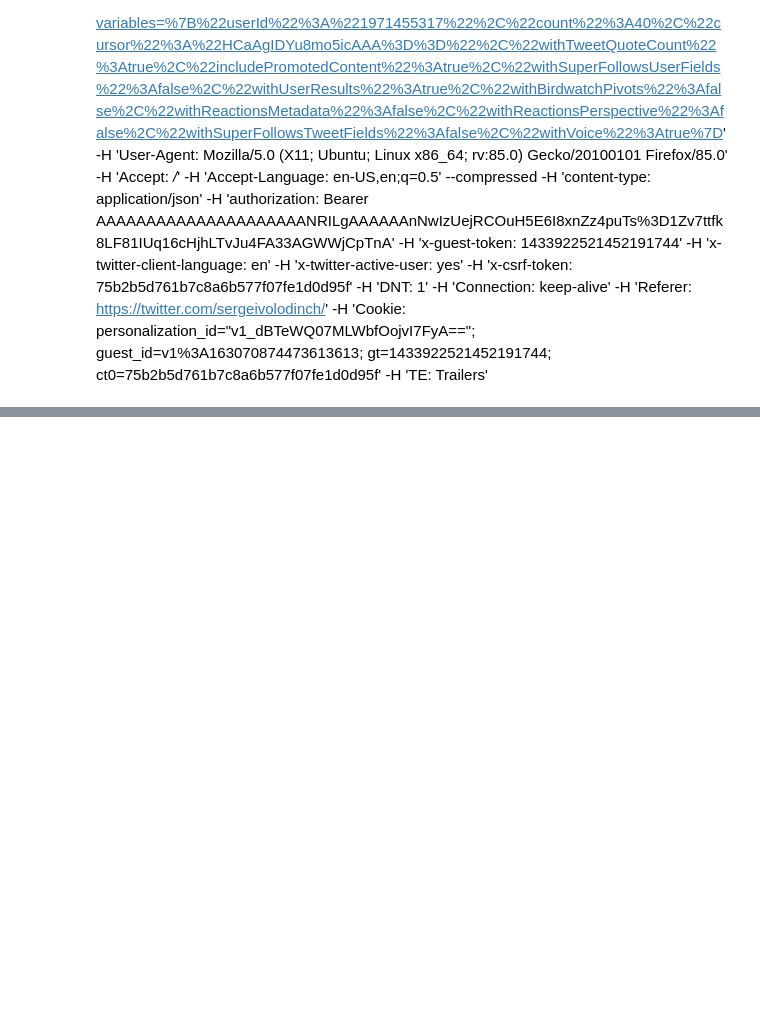
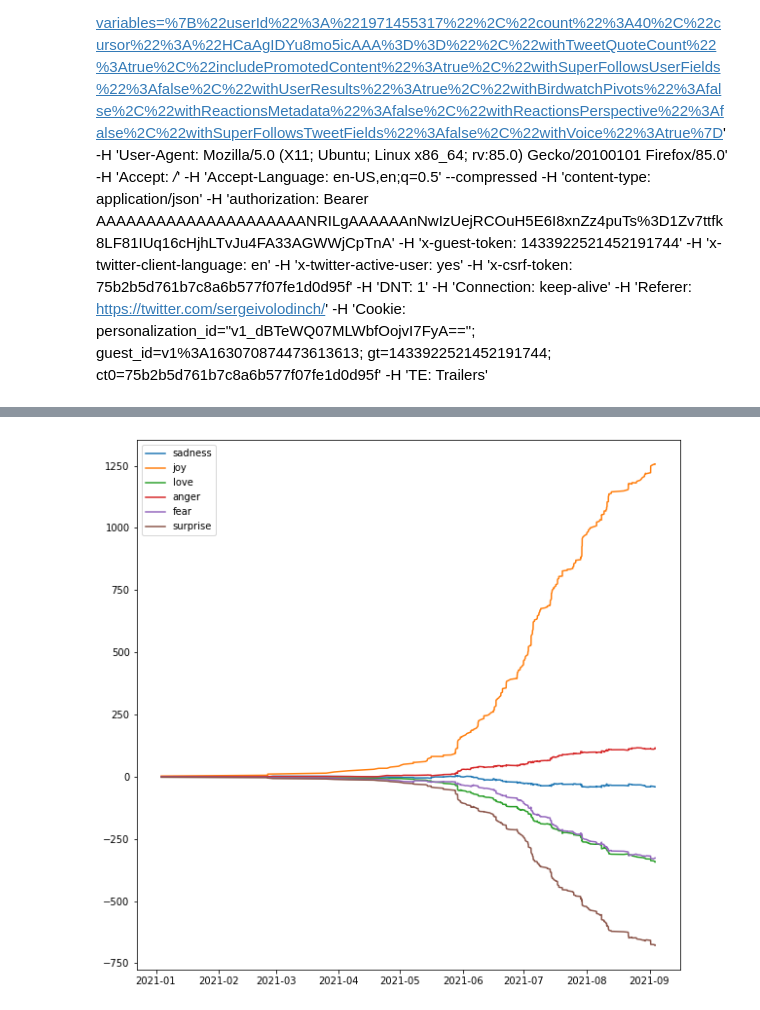
Before and after one commit to sergia-ch/twitter-emotions-friend, a Jupyter notebook: tweets-emotions-chart.ipynb, the cells around one changed output, grey strips where cells are left out. Cells and saved outputs as stored; diff of their text form; code cells hidden in the pictures; blank space fills up the shorter version.

Commit message:
Add analysis of emotions with bert

```diff
--- a/tweets-emotions-chart.ipynb
+++ b/tweets-emotions-chart.ipynb
@@ -188,2 +231,17 @@ df
+# %%
+emotions_classes = ["sadness", "joy", "love", "anger", "fear", "surprise"]
+
+def classify_emotions(text):
+  emotions = model(**tokenizer([text], return_tensors='pt'))['logits'].cpu().detach().numpy()[0]
+  return dict(zip(emotions_classes, emotions))
+# %%
+emotions_all = [classify_emotions(t) for t in tqdm(df.text)]
+# %%
+for emotion in emotions_classes:
+  series = []
+  for element in emotions_all:
+    value = element[emotion]
+    series.append(value)
+  df[emotion] = series
 # %%
-plt.plot(df.creation_date)
+df = df.sort_values('creation_date')
@@ -192,0 +265,12 @@ plt.plot(df.creation_date)
+# %%
+plt.figure(figsize=(10, 10))
+for i, emotion in enumerate(emotions_classes):
+  v = df[emotion]
+  # v = softmax(emotions_np, axis=1)[:, i]
+  v = np.cumsum(v)
+  plt.plot(df.creation_date, v, label=emotion)
+
+plt.legend()
+plt.show()
+# %% [output]
+[figure, added]
```
Also changed, not shown: parts of 20 cells of this notebook.
